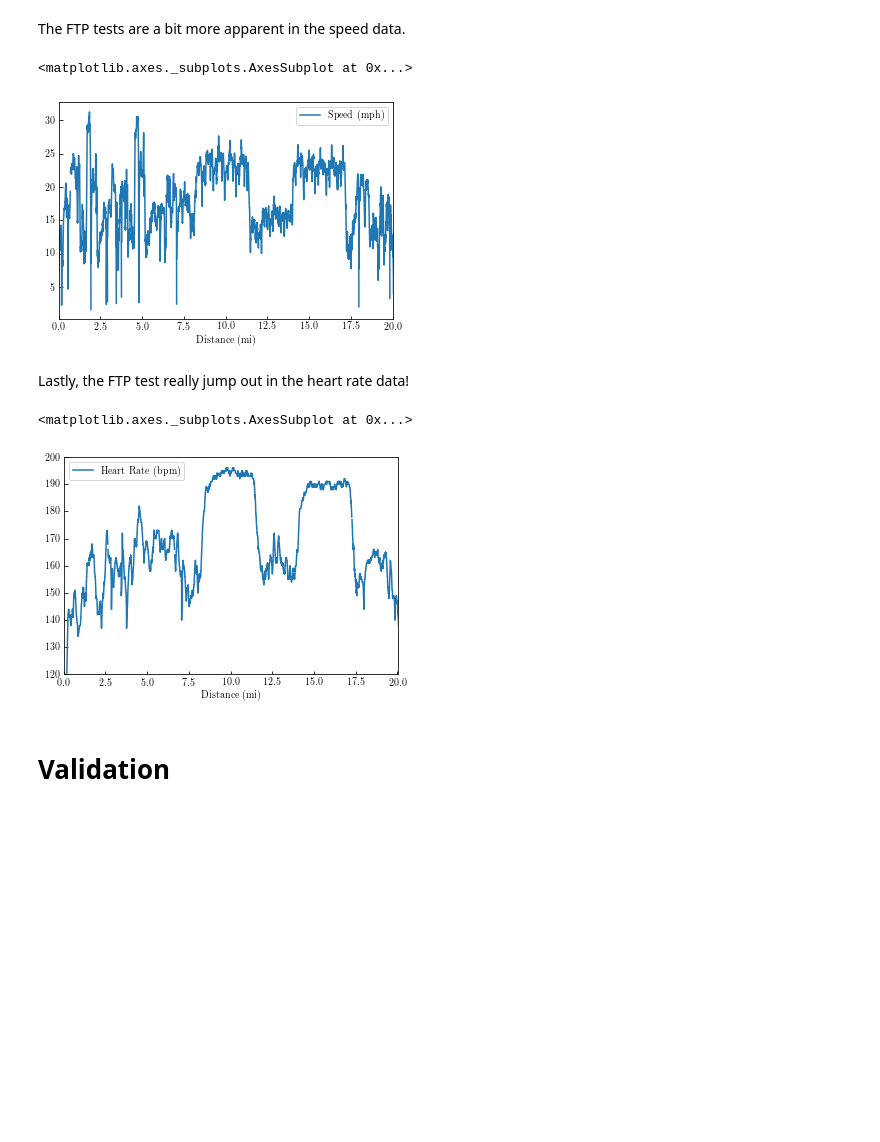
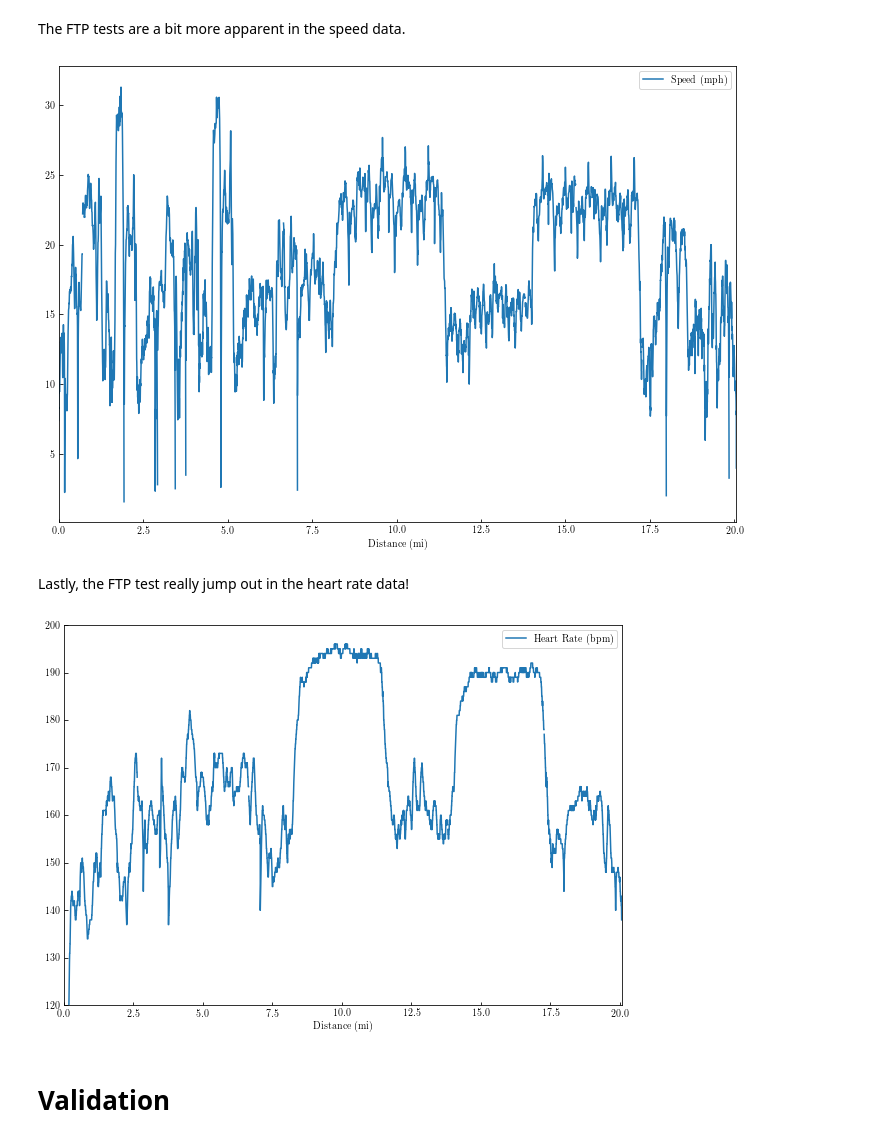
Before and after one commit to christopher-w-murphy/What-is-my-FunctionalThresholdPower, a Jupyter notebook: What is my Functional Threshold Power?.ipynb, the cells around one changed output. Saved outputs shown, nothing was run; the diff lists cells and outputs as text; code cells hidden in the pictures; blank space fills up the shorter version.

```diff
--- a/What is my Functional Threshold Power?.ipynb
+++ b/What is my Functional Threshold Power?.ipynb
@@ -187,17 +188,18 @@ PlotCadence()
 # %% [markdown]
 The FTP tests are a bit more apparent in the speed data.
 # %%
-tcxdf.plot(x='Distance (mi)', y='Speed (mph)', kind='line')
+fig, ax = plt.subplots(figsize=(10, 7))
+tcxdf.plot(x='Distance (mi)', y='Speed (mph)', kind='line', ax=ax);
+fig.tight_layout()
 # %% [output]
-<matplotlib.axes._subplots.AxesSubplot at 0x...>
-[figure, old version]
+[figure, new version]
 # %% [markdown]
 Lastly, the FTP test really jump out in the heart rate data!
 # %%
-tcxdf.plot(x='Distance (mi)', y='Heart Rate (bpm)', kind='line', ylim=[120, 200])
+fig, ax = plt.subplots(figsize=(10, 7))
+tcxdf.plot(x='Distance (mi)', y='Heart Rate (bpm)', kind='line', ylim=[120, 200], ax=ax);
 # %% [output]
-<matplotlib.axes._subplots.AxesSubplot at 0x...>
-[figure, old version]
+[figure, new version]
 # %% [markdown]
 # Validation
 # %% [markdown]
```
Also changed, not shown: parts of 8 cells of this notebook.
